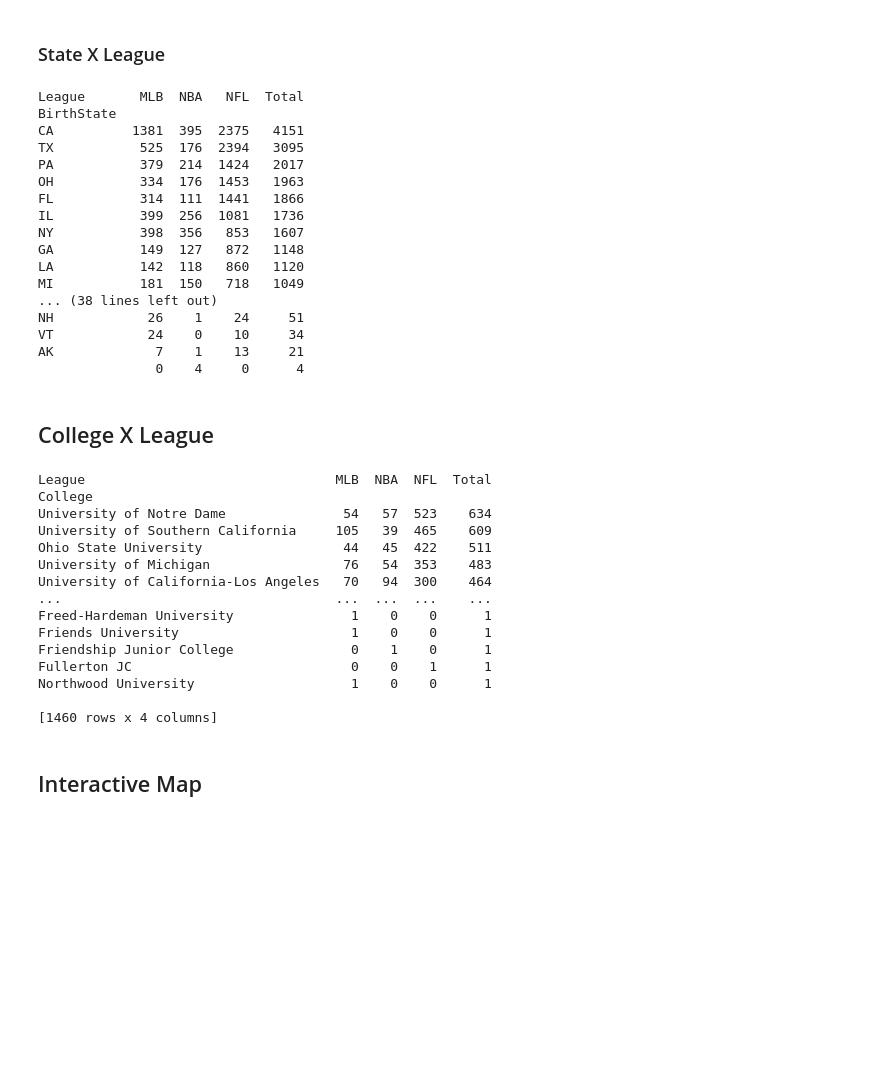
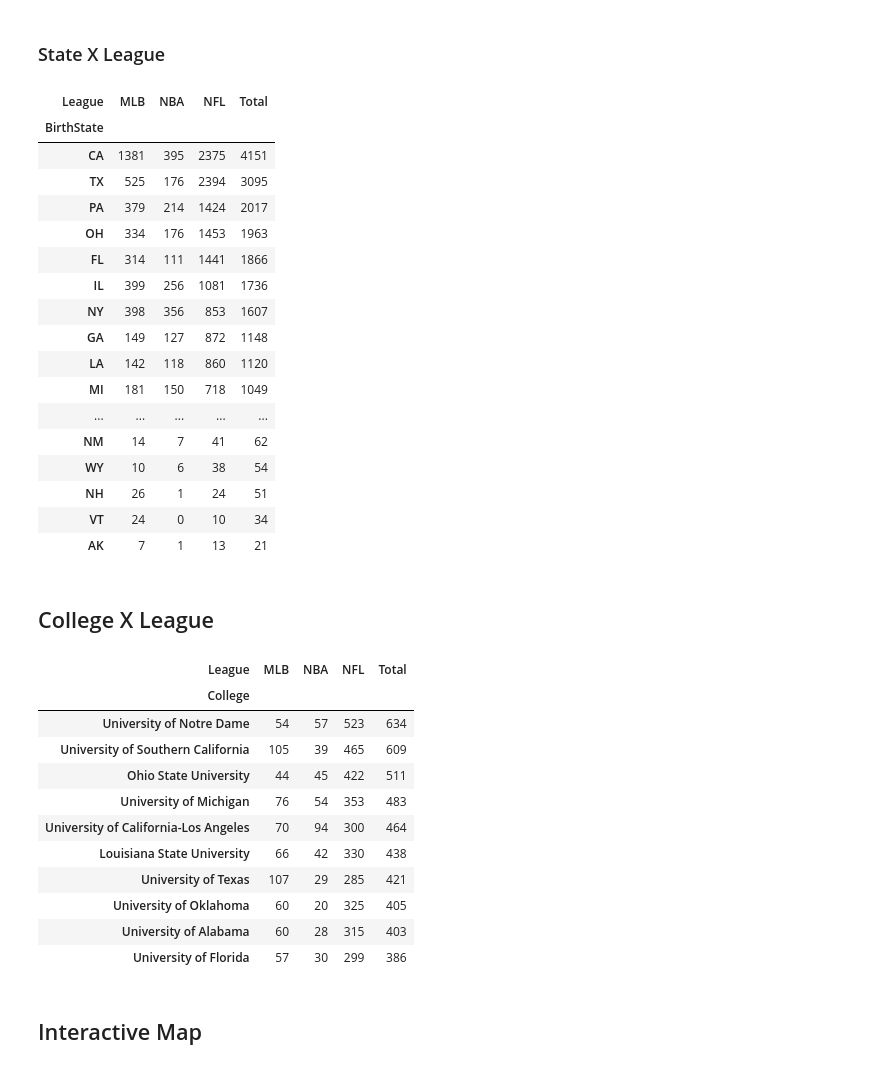
Before and after one commit to bradymonks/NWMSU-Capstone-Project, a Jupyter notebook: EDA.ipynb, the cells around one changed output. Drawn from its saved outputs; the diff is of its cells as text; code cells hidden in the pictures; blank space fills up the shorter version.

```diff
--- a/EDA.ipynb
+++ b/EDA.ipynb
@@ -267,37 +262,38 @@ Big South            29    8    38     75
 # %%
 import pandas as pd
 
 # load the data
 df = pd.read_csv('AthleteDatabase.csv')
 
 # create a contingency table of Conference by League
 state_leag = pd.crosstab(df['BirthState'], df['League'])
 
 # add a new column for the total number of athletes for each college
 state_leag['Total'] = state_leag.sum(axis=1)
 
 # sort the table by the 'Total' column in descending order
 state_leag_s = state_leag.sort_values(by='Total', ascending=False)
 
-print(state_leag_s)
+state_leag_s.head(51)
 # %% [output]
-League       MLB  NBA   NFL  Total
-BirthState
-CA          1381  395  2375   4151
-TX           525  176  2394   3095
-PA           379  214  1424   2017
-OH           334  176  1453   1963
-FL           314  111  1441   1866
-IL           399  256  1081   1736
-NY           398  356   853   1607
-GA           149  127   872   1148
-LA           142  118   860   1120
-MI           181  150   718   1049
-... (38 lines left out)
-NH            26    1    24     51
-VT            24    0    10     34
-AK             7    1    13     21
-               0    4     0      4
+| League | MLB | NBA | NFL | Total |
+| BirthState |  |  |  |  |
+| CA | 1381 | 395 | 2375 | 4151 |
+| TX | 525 | 176 | 2394 | 3095 |
+| PA | 379 | 214 | 1424 | 2017 |
+| OH | 334 | 176 | 1453 | 1963 |
+| FL | 314 | 111 | 1441 | 1866 |
+| IL | 399 | 256 | 1081 | 1736 |
+| NY | 398 | 356 | 853 | 1607 |
+| GA | 149 | 127 | 872 | 1148 |
+| LA | 142 | 118 | 860 | 1120 |
+| MI | 181 | 150 | 718 | 1049 |
+| ... | ... | ... | ... | ... |
+| NM | 14 | 7 | 41 | 62 |
+| WY | 10 | 6 | 38 | 54 |
+| NH | 26 | 1 | 24 | 51 |
+| VT | 24 | 0 | 10 | 34 |
+| AK | 7 | 1 | 13 | 21 |
 # %% [markdown]
 ## College X League
 # %%
@@ -307,31 +303,28 @@ import pandas as pd
 df = pd.read_csv('AthleteDatabase.csv')
 
 # create a contingency table of Conference by League
-cont_table = pd.crosstab(df['College'], df['League'])
+coll_leag = pd.crosstab(df['College'], df['League'])
 
 # add a new column for the total number of athletes for each college
-cont_table['Total'] = cont_table.sum(axis=1)
+coll_leag['Total'] = coll_leag.sum(axis=1)
 
 # sort the table by the 'Total' column in descending order
-cont_table_sorted = cont_table.sort_values(by='Total', ascending=False)
+coll_leag_s = coll_leag.sort_values(by='Total', ascending=False)
 
-print(cont_table_sorted)
+coll_leag_s.head(10)
 # %% [output]
-League                                MLB  NBA  NFL  Total
-College
-University of Notre Dame               54   57  523    634
-University of Southern California     105   39  465    609
-Ohio State University                  44   45  422    511
-University of Michigan                 76   54  353    483
-University of California-Los Angeles   70   94  300    464
-...                                   ...  ...  ...    ...
-Freed-Hardeman University               1    0    0      1
-Friends University                      1    0    0      1
-Friendship Junior College               0    1    0      1
-Fullerton JC                            0    0    1      1
-Northwood University                    1    0    0      1
-
-[1460 rows x 4 columns]
+| League | MLB | NBA | NFL | Total |
+| College |  |  |  |  |
+| University of Notre Dame | 54 | 57 | 523 | 634 |
+| University of Southern California | 105 | 39 | 465 | 609 |
+| Ohio State University | 44 | 45 | 422 | 511 |
+| University of Michigan | 76 | 54 | 353 | 483 |
+| University of California-Los Angeles | 70 | 94 | 300 | 464 |
+| Louisiana State University | 66 | 42 | 330 | 438 |
+| University of Texas | 107 | 29 | 285 | 421 |
+| University of Oklahoma | 60 | 20 | 325 | 405 |
+| University of Alabama | 60 | 28 | 315 | 403 |
+| University of Florida | 57 | 30 | 299 | 386 |
 # %% [markdown]
 ## Interactive Map
 # %%
```
Also changed, not shown: parts of 3 cells of this notebook, 13 other files.
